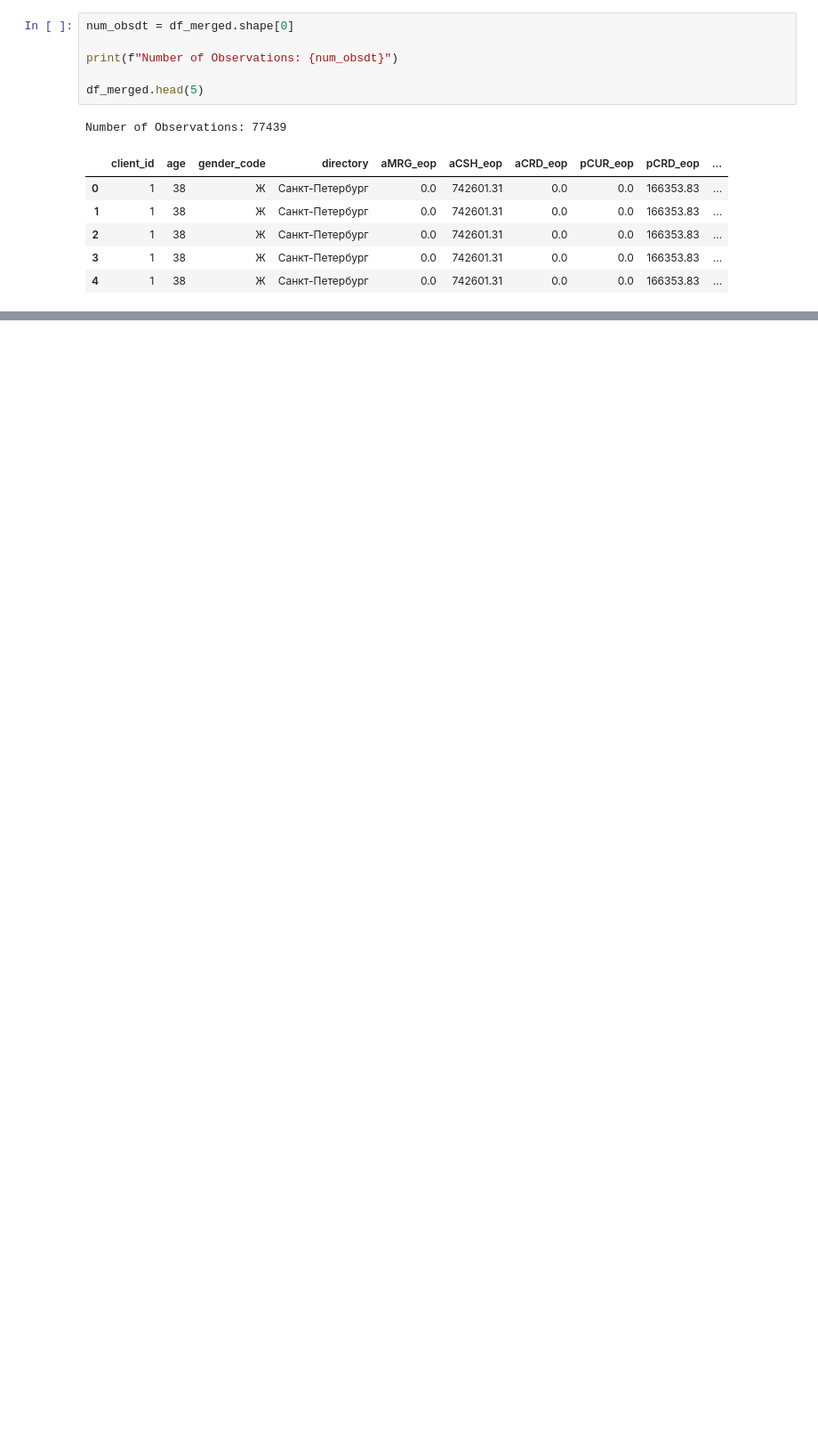
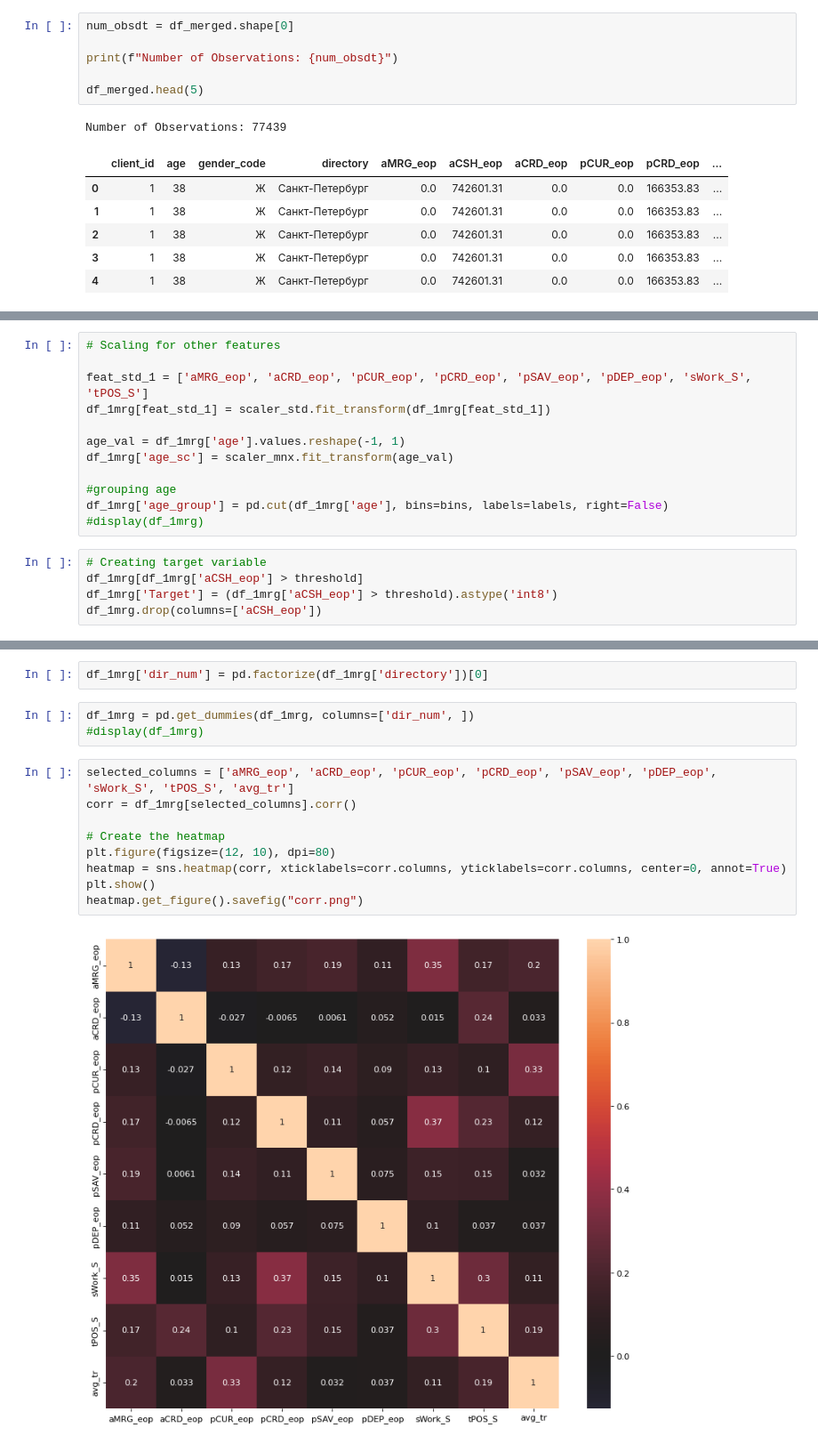
Before and after one commit to anys001/MLDM-project, a Jupyter notebook: BankProj.ipynb, the cells around one changed output, grey strips where cells are left out. Shown at 89% size. Saved outputs shown, nothing was run; the diff lists cells and outputs as text; blank space fills up the shorter version.

```diff
--- a/BankProj.ipynb
+++ b/BankProj.ipynb
@@ -340,0 +483,17 @@ Number of Observations: 77439
+# %%
+# Scaling for other features
+
+feat_std_1 = ['aMRG_eop', 'aCRD_eop', 'pCUR_eop', 'pCRD_eop', 'pSAV_eop', 'pDEP_eop', 'sWork_S', 'tPOS_S']
+df_1mrg[feat_std_1] = scaler_std.fit_transform(df_1mrg[feat_std_1])
+
+age_val = df_1mrg['age'].values.reshape(-1, 1)
+df_1mrg['age_sc'] = scaler_mnx.fit_transform(age_val)
+
+#grouping age
+df_1mrg['age_group'] = pd.cut(df_1mrg['age'], bins=bins, labels=labels, right=False)
+#display(df_1mrg)
+# %%
+# Creating target variable
+df_1mrg[df_1mrg['aCSH_eop'] > threshold]
+df_1mrg['Target'] = (df_1mrg['aCSH_eop'] > threshold).astype('int8')
+df_1mrg.drop(columns=['aCSH_eop'])
@@ -340,0 +514,16 @@ Number of Observations: 77439
+# %%
+df_1mrg['dir_num'] = pd.factorize(df_1mrg['directory'])[0]
+# %%
+df_1mrg = pd.get_dummies(df_1mrg, columns=['dir_num', ])
+#display(df_1mrg)
+# %%
+selected_columns = ['aMRG_eop', 'aCRD_eop', 'pCUR_eop', 'pCRD_eop', 'pSAV_eop', 'pDEP_eop', 'sWork_S', 'tPOS_S', 'avg_tr']
+corr = df_1mrg[selected_columns].corr()
+
+# Create the heatmap
+plt.figure(figsize=(12, 10), dpi=80)
+heatmap = sns.heatmap(corr, xticklabels=corr.columns, yticklabels=corr.columns, center=0, annot=True)
+plt.show()
+heatmap.get_figure().savefig("corr.png")
+# %% [output]
+[figure, added]
```
Also changed, not shown: parts of 18 cells of this notebook.
